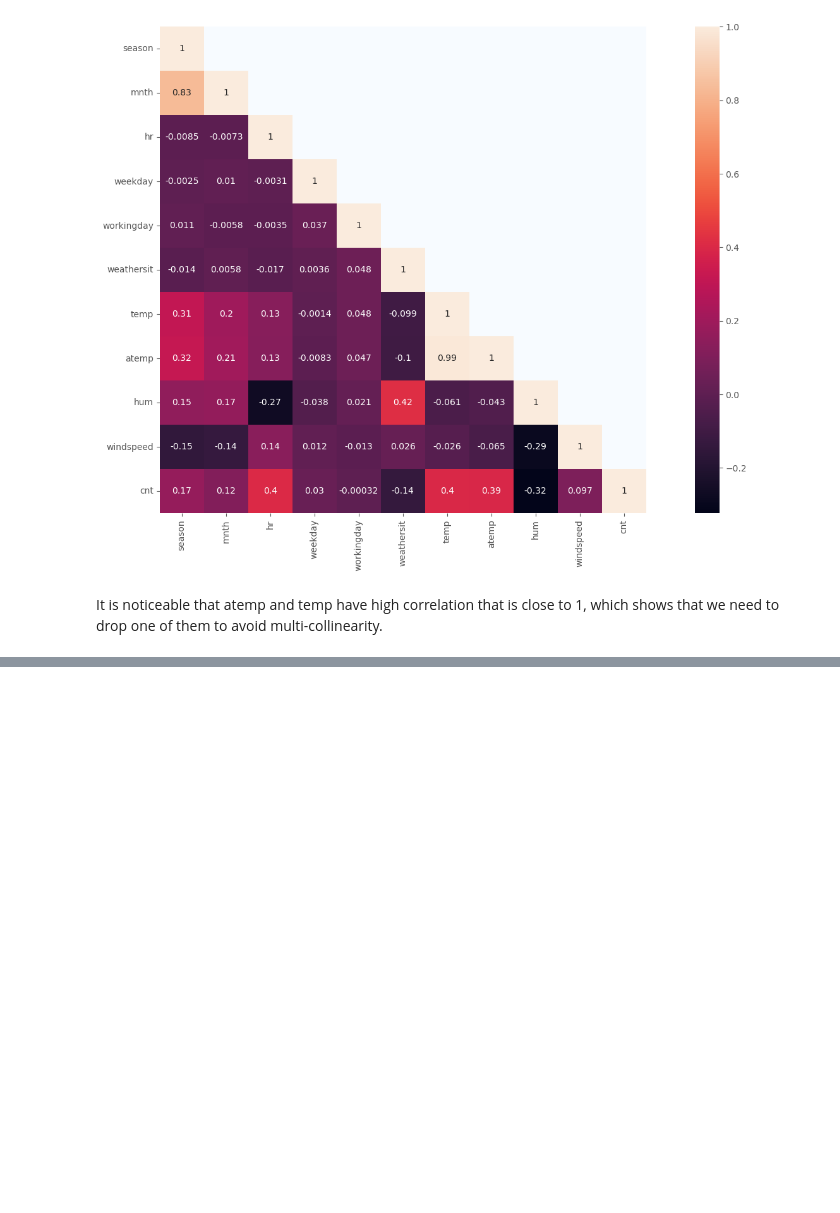
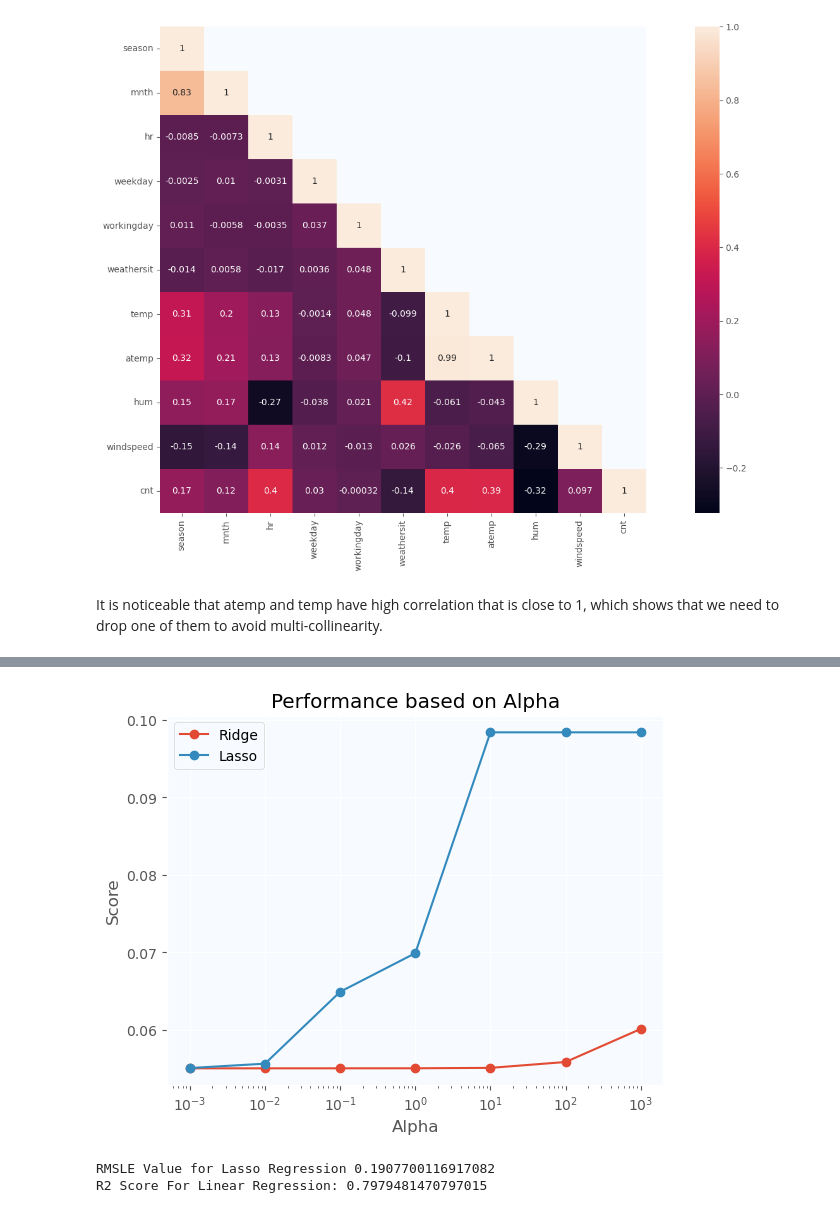
Before and after one commit to COGS118A/Group019-Wi23, a Jupyter notebook: Bike-EDA.ipynb, the cells around one changed output, grey strips where cells are left out. Saved outputs shown, nothing was run; the diff lists cells and outputs as text; code cells hidden in the pictures; blank space fills up the shorter version.

```diff
--- a/Bike-EDA.ipynb
+++ b/Bike-EDA.ipynb
@@ -190,0 +281,9 @@ hourlyBicycleDataset = hourlyBicycleDataset.drop(['temp'], axis=1)
+# %%
+LinearRegressionModel = LinearRegression()
+y_train_log1p = np.log1p(y_train)
+
+LinearRegressionModel.fit(X_train, y_train_log1p)
+y_pred = LinearRegressionModel.predict(X_test)
+y_pred = np.expm1(y_pred)
+RMSLEs.append(mean_squared_log_error(y_test, y_pred))
+R2s.append(r2_score(y_test, y_pred))
@@ -190,0 +339,26 @@ hourlyBicycleDataset = hourlyBicycleDataset.drop(['temp'], axis=1)
+# %%
+fig, ax = plt.subplots()
+
+ax.plot(alphas, rmsle_scores1, marker='o', label='Ridge')
+ax.plot(alphas, rmsle_scores2, marker='o', label='Lasso')
+ax.set_xscale('log')
+ax.set_title('Performance based on Alpha')
+ax.set_xlabel('Alpha')
+ax.set_ylabel('Score')
+ax.legend()
+plt.show()
+# %% [output]
+[figure, added]
+# %%
+knn = KNeighborsRegressor()
+
+knn.fit(X_train, y_train_log1p)
+y_pred = knn.predict(X_test)
+y_pred = np.expm1(y_pred)
+RMSLEs.append(mean_squared_log_error(y_test, y_pred))
+R2s.append(r2_score(y_test, y_pred))
+print('RMSLE Value for Lasso Regression {}'.format(mean_squared_log_error(y_test, y_pred)))
+print('R2 Score For Linear Regression: {}'.format(r2_score(y_test, y_pred)))
+# %% [output]
+RMSLE Value for Lasso Regression 0.1907700116917082
+R2 Score For Linear Regression: 0.7979481470797015
```
Also changed, not shown: parts of 19 cells of this notebook.
